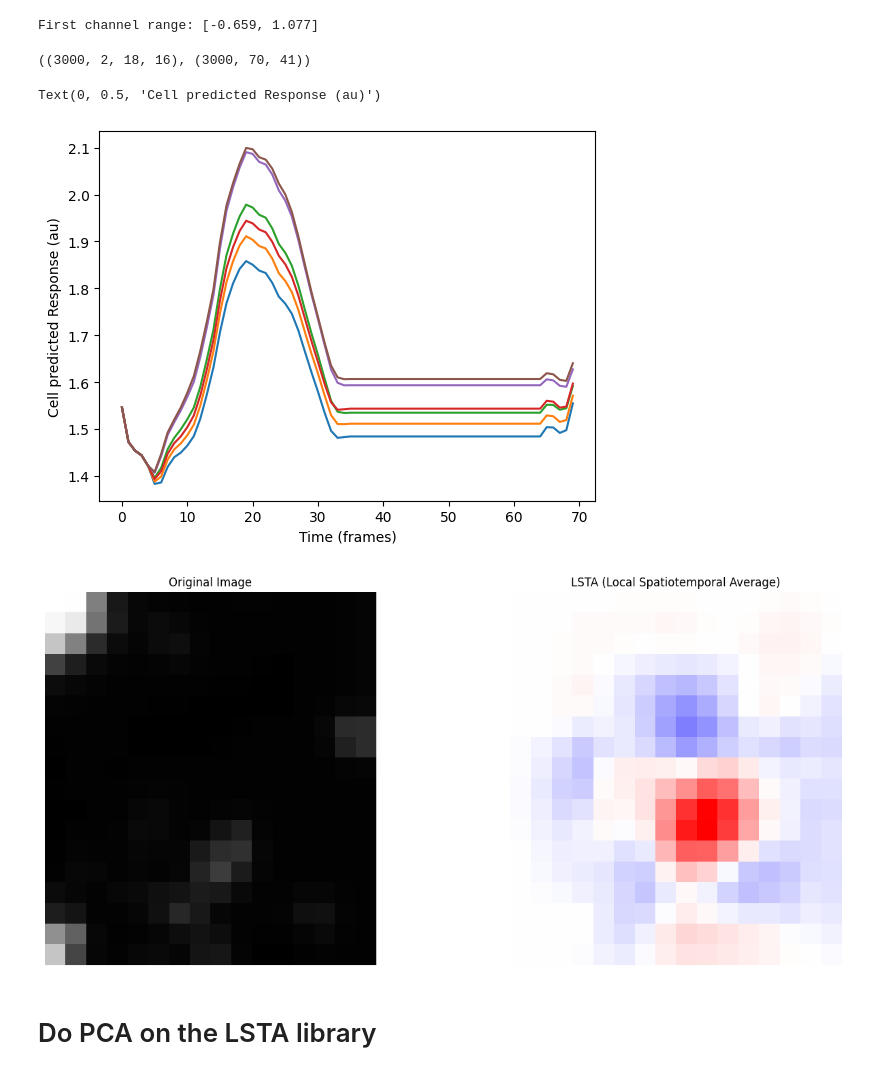
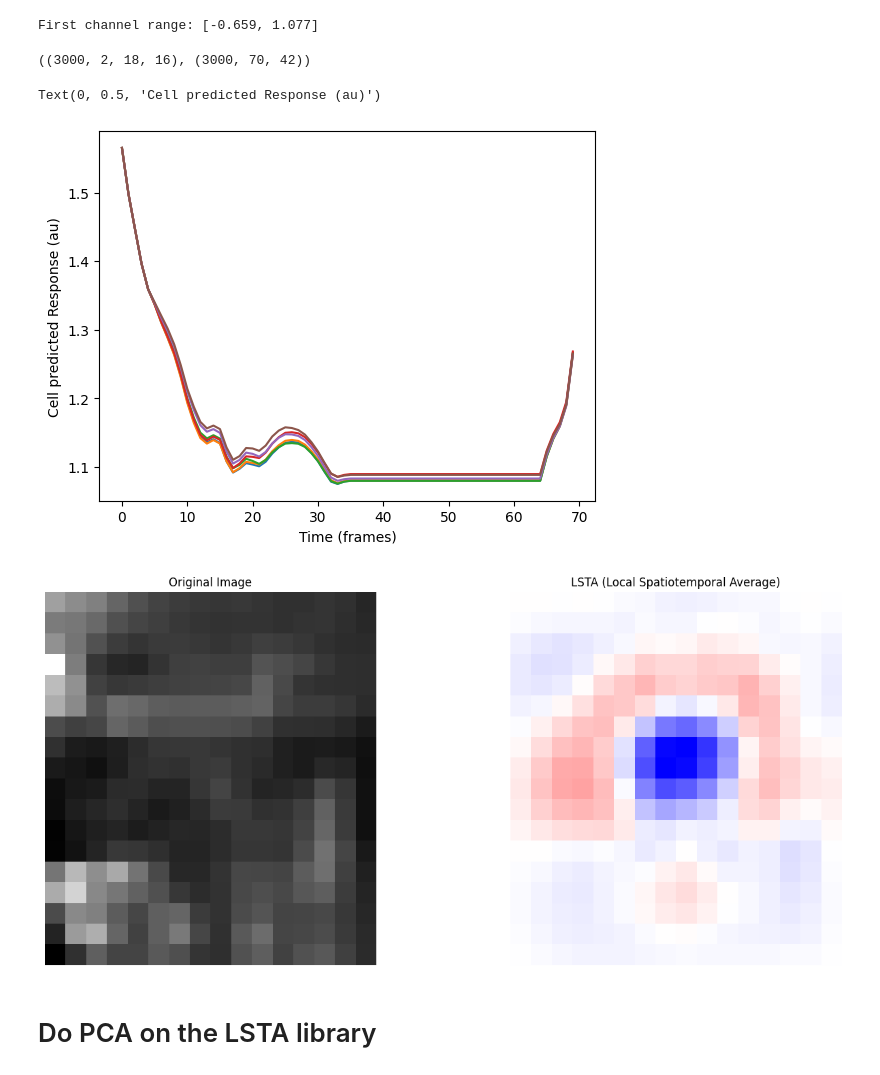
Before and after one commit to open-retina/open-retina, a Jupyter notebook: notebooks/vector_field_analysis_hoefling_2024.ipynb, the cells around one changed output. Cells and saved outputs as stored; diff of their text form; code cells hidden in the pictures.

Commit message:
More Hoefling data

```diff
--- a/notebooks/vector_field_analysis_hoefling_2024.ipynb
+++ b/notebooks/vector_field_analysis_hoefling_2024.ipynb
@@ -14,8 +14,9 @@ from openretina.utils.file_utils import get_local_file_path
 # Load model
 # %%
 device = torch.device('cuda' if torch.cuda.is_available() else 'cpu')
+model_name = "hoefling_2024_base_low_res"
 model = load_core_readout_from_remote(
-    "hoefling_2024_base_low_res", device="cuda" if torch.cuda.is_available() else "cpu"
+    model_name, device="cuda" if torch.cuda.is_available() else "cpu"
 )
 model
 # %% [output]
@@ -38,7 +39,7 @@ CoreReadout(
 )
 # %%
 # pick a random session
-session_id = list(model.readout.keys())[-1]
+session_id = list(model.readout.keys())[1]
 print(session_id)
 n_neurons = model.readout[session_id].outdims
 print(f"Number of neurons: {n_neurons}")
@@ -105,7 +164,7 @@ print(f"First channel range: [{last_frame[0].min():.3f}, {last_frame[0].max():.3
 [figure]
 First channel range: [-0.659, 1.077]
 # %%
-cell_id = 34  # LInear example | cell_id = 33 NONLINEAR Example
+cell_id = 0  # LInear example | cell_id = 33 NONLINEAR Example
 lsta_library, response_library = compute_lsta_library(
     model,
     movies[:n_images], # Can limit number of images for it to run faster
@@ -118,7 +177,7 @@ lsta_library, response_library = compute_lsta_library(
 # %%
 lsta_library.shape, response_library.shape
 # %% [output]
-((3000, 2, 18, 16), (3000, 70, 41))
+((3000, 2, 18, 16), (3000, 70, 42))
 # %%
 # We can check some sample responses, making sure the integrity of the response profile is predicted and we did not cut it too short.
 
@@ -132,29 +191,29 @@ plt.xlabel('Time (frames)')
 plt.ylabel('Cell predicted Response (au)')
 # %% [output]
 Text(0, 0.5, 'Cell predicted Response (au)')
-[figure, old version]
+[figure, new version]
 # %%
 # We can now plot an example LSTA and the corresponding image
 
-image = 0
-channel = 0
+image = 450
+channel = 1
 lsta = lsta_library[image, channel]
 fig, axes = plt.subplots(1, 2, figsize=(15, 6))
 
 # image
 axes[0].imshow(movies[image,0,-1], cmap='gray')
 axes[0].set_title('Original Image')
 axes[0].axis('off')
 
 # LSTA
 axes[1].imshow(lsta, cmap='bwr', vmin=-abs(lsta).max(), vmax=abs(lsta).max())
 axes[1].set_title('LSTA (Local Spatiotemporal Average)')
 axes[1].axis('off')
 
 plt.tight_layout()
 plt.show()
 # %% [output]
-[figure, old version]
+[figure, new version]
 # %% [markdown]
 # Do PCA on the LSTA library
 # %%
```
Also changed, not shown: parts of 8 cells of this notebook, 3 other files.
